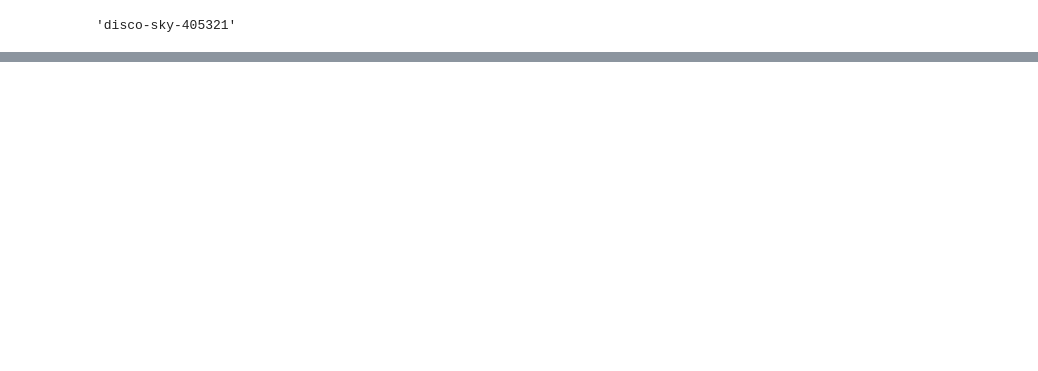
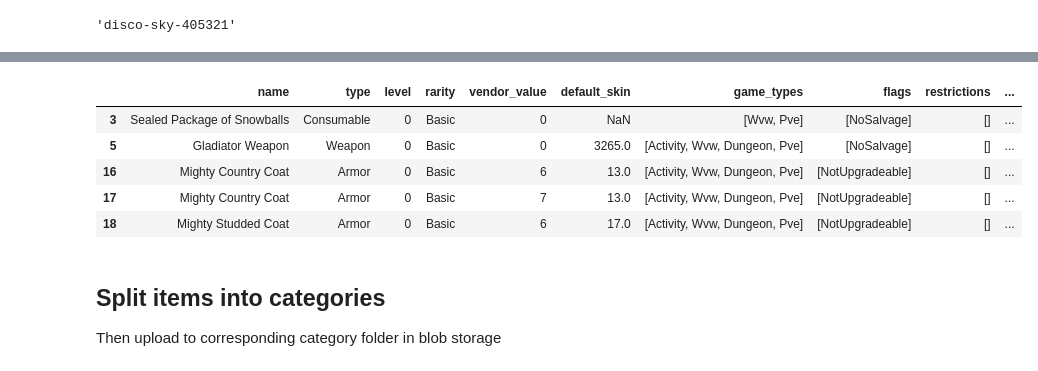
Before and after one commit to NoraKri/TradingPostPredictor, a Jupyter notebook: api/item_description.ipynb, the cells around one changed output, grey strips where cells are left out. Saved outputs shown, nothing was run; the diff lists cells and outputs as text; code cells hidden in the pictures; blank space fills up the shorter version.

```diff
--- a/api/item_description.ipynb
+++ b/api/item_description.ipynb
@@ -21,3 +18,2 @@ dict
 # %%
-item_desc_df = pd.DataFrame(data)
-item_desc_df
+item_desc_df = pd.DataFrame(data["data"])
@@ -52,0 +27,22 @@ memory usage: 1.0+ MB
+# %%
+filter_condition = lambda flags: all(item not in flags for item in ["SoulbindOnAcquire", "AccountBound", "NoSell"])
+filtered_df = item_desc_df[item_desc_df['flags'].apply(filter_condition)]
+# %%
+categories = ["Armor", "Back", "Bag", "Consumable", "Container",
+              "CraftingMaterial", "Gathering", "MiniPet", "PowerCore",
+              "Trinket", "UpgradeComponent", "Weapon"]
+
+# Filter the DataFrame
+filtered_categories_df = filtered_df[filtered_df['type'].isin(categories)]
+# %%
+filtered_categories_df.head()
+# %% [output]
+|  | name | type | level | rarity | vendor_value | default_skin | game_types | flags | restrictions | ... |
+| 3 | Sealed Package of Snowballs | Consumable | 0 | Basic | 0 | NaN | [Wvw, Pve] | [NoSalvage] | [] | ... |
+| 5 | Gladiator Weapon | Weapon | 0 | Basic | 0 | 3265.0 | [Activity, Wvw, Dungeon, Pve] | [NoSalvage] | [] | ... |
+| 16 | Mighty Country Coat | Armor | 0 | Basic | 6 | 13.0 | [Activity, Wvw, Dungeon, Pve] | [NotUpgradeable] | [] | ... |
+| 17 | Mighty Country Coat | Armor | 0 | Basic | 7 | 13.0 | [Activity, Wvw, Dungeon, Pve] | [NotUpgradeable] | [] | ... |
+| 18 | Mighty Studded Coat | Armor | 0 | Basic | 6 | 17.0 | [Activity, Wvw, Dungeon, Pve] | [NotUpgradeable] | [] | ... |
+# %% [markdown]
+## Split items into categories
+Then upload to corresponding category folder in blob storage
```
Also changed, not shown: parts of 8 cells of this notebook, 3 other files.
